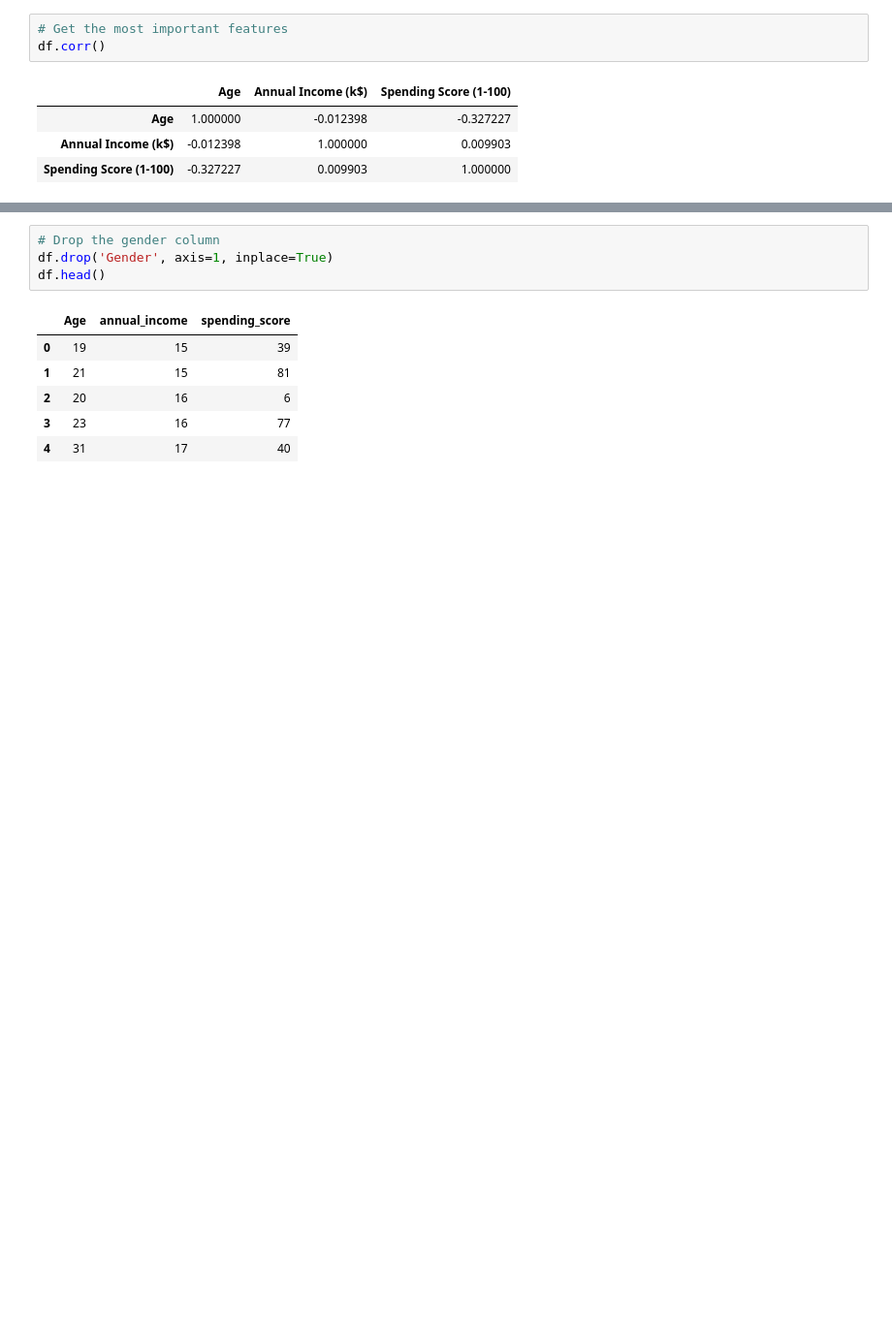
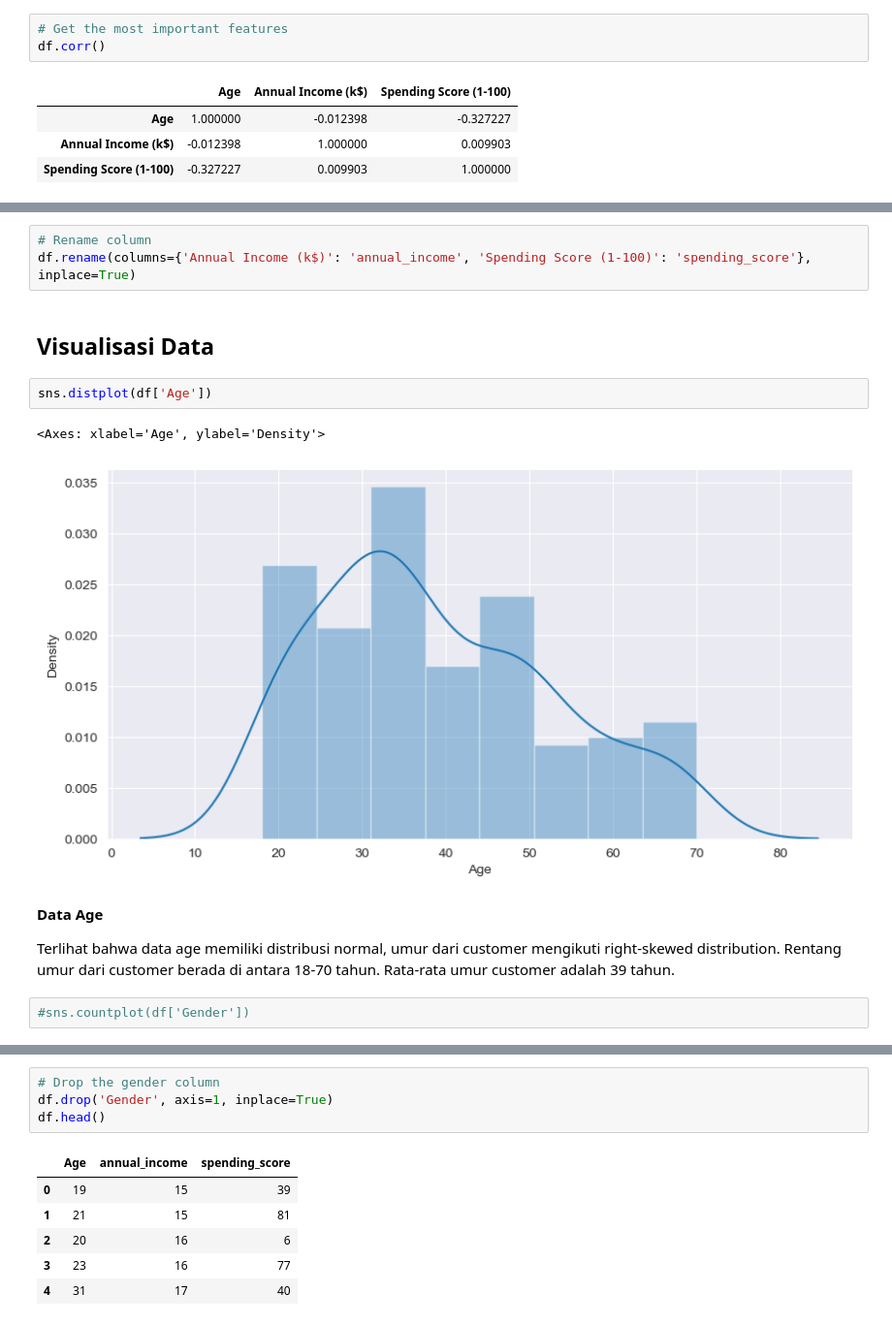
Before and after one commit to Flwstrm40/ML-Project-Gaming, a Jupyter notebook: TubesMLVerLite.ipynb, the cells around one changed output, grey strips where cells are left out. Shown at 97% size. Drawn from its saved outputs; the diff is of its cells as text; blank space fills up the shorter version.

```diff
--- a/TubesMLVerLite.ipynb
+++ b/TubesMLVerLite.ipynb
@@ -125,0 +142,16 @@ df.corr()
+# %%
+# Rename column
+df.rename(columns={'Annual Income (k$)': 'annual_income', 'Spending Score (1-100)': 'spending_score'}, inplace=True)
+# %% [markdown]
+## **Visualisasi Data**
+# %%
+sns.distplot(df['Age'])
+# %% [output]
+<Axes: xlabel='Age', ylabel='Density'>
+[figure, added]
+# %% [markdown]
+**Data Age**
+
+Terlihat bahwa data age memiliki distribusi normal, umur dari customer mengikuti right-skewed distribution. Rentang umur dari customer berada di antara 18-70 tahun. Rata-rata umur customer adalah 39 tahun.
+# %%
+#sns.countplot(df['Gender'])
```
Also changed, not shown: parts of 7 cells of this notebook.
